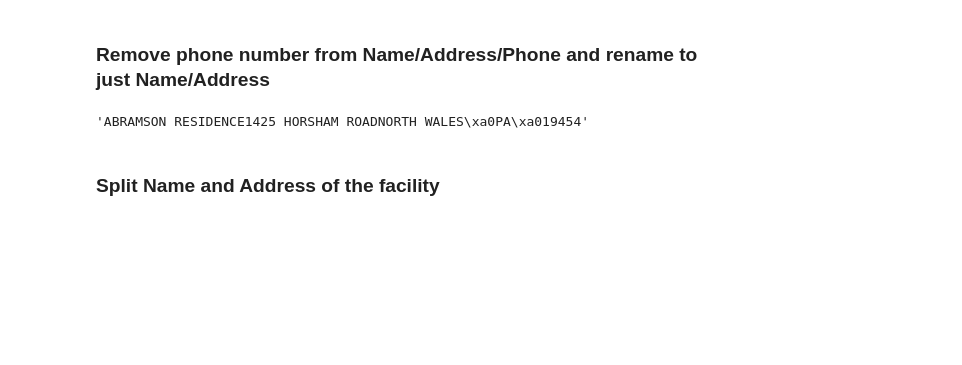
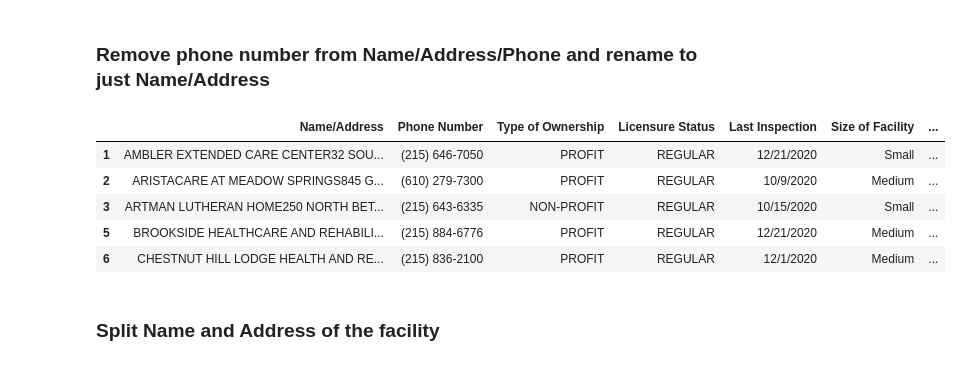
Before and after one commit to kevinxperese/PA_nursing_homes, a Jupyter notebook: get_PA_nursing_home_data.ipynb, the cells around one changed output. Saved outputs shown, nothing was run; the diff lists cells and outputs as text; code cells hidden in the pictures; blank space fills up the shorter version.

```diff
--- a/get_PA_nursing_home_data.ipynb
+++ b/get_PA_nursing_home_data.ipynb
@@ -139,11 +139,16 @@ df_Medicaid.head()
 # %% [markdown]
 ### Remove phone number from Name/Address/Phone and rename to just Name/Address
 # %%
-df_Medicaid['Name/Address/Phone'] = df_Medicaid['Name/Address/Phone'].str.replace(phone_regex, '')
-df_Medicaid.rename(columns={'Name/Address/Phone' : 'Name/Address'}, inplace=True)
-df_Medicaid['Name/Address'][0]
+df_Medicaid.insert(0, 'Name/Address', df_Medicaid['Name/Address/Phone'].str.replace(phone_regex, ''))
+df_Medicaid.drop(columns = 'Name/Address/Phone', inplace=True)
+df_Medicaid.head()
 # %% [output]
-'ABRAMSON RESIDENCE1425 HORSHAM ROADNORTH WALES\xa0PA\xa019454'
+|  | Name/Address | Phone Number | Type of Ownership | Licensure Status | Last Inspection | Size of Facility | ... |
+| 1 | AMBLER EXTENDED CARE CENTER32 SOU... | (215) 646-7050 | PROFIT | REGULAR | 12/21/2020 | Small | ... |
+| 2 | ARISTACARE AT MEADOW SPRINGS845 G... | (610) 279-7300 | PROFIT | REGULAR | 10/9/2020 | Medium | ... |
+| 3 | ARTMAN LUTHERAN HOME250 NORTH BET... | (215) 643-6335 | NON-PROFIT | REGULAR | 10/15/2020 | Small | ... |
+| 5 | BROOKSIDE HEALTHCARE AND REHABILI... | (215) 884-6776 | PROFIT | REGULAR | 12/21/2020 | Medium | ... |
+| 6 | CHESTNUT HILL LODGE HEALTH AND RE... | (215) 836-2100 | PROFIT | REGULAR | 12/1/2020 | Medium | ... |
 # %% [markdown]
 ### Split Name and Address of the facility
 # %%
```
Also changed, not shown: parts of 9 cells of this notebook, 1 other file.
